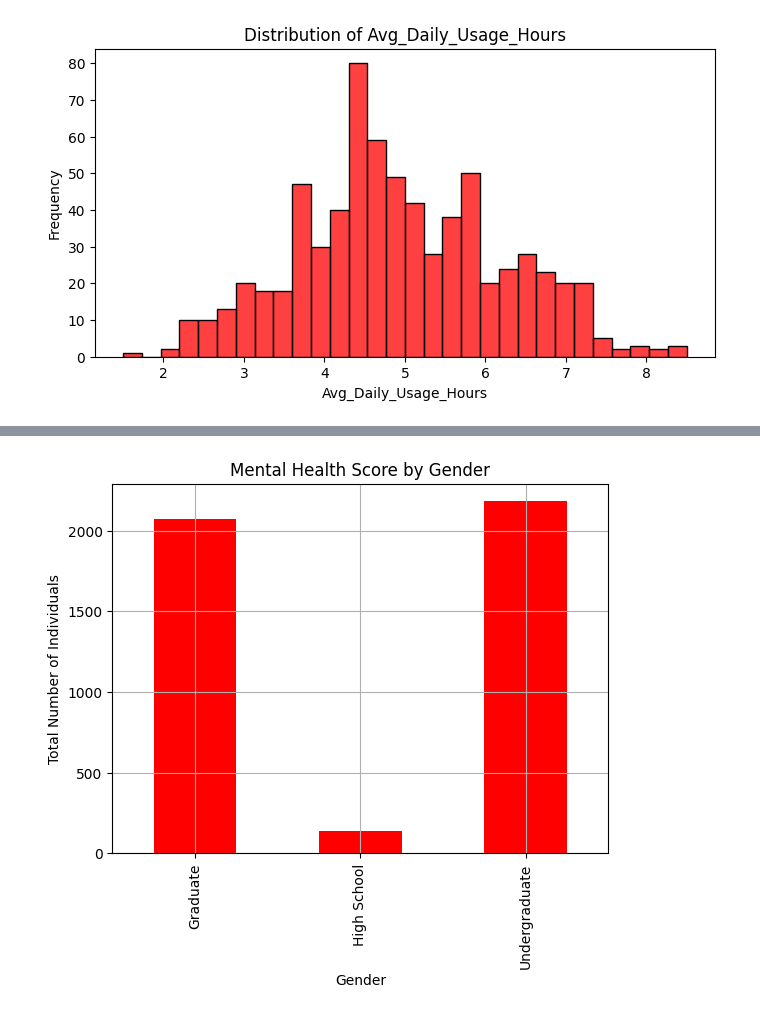
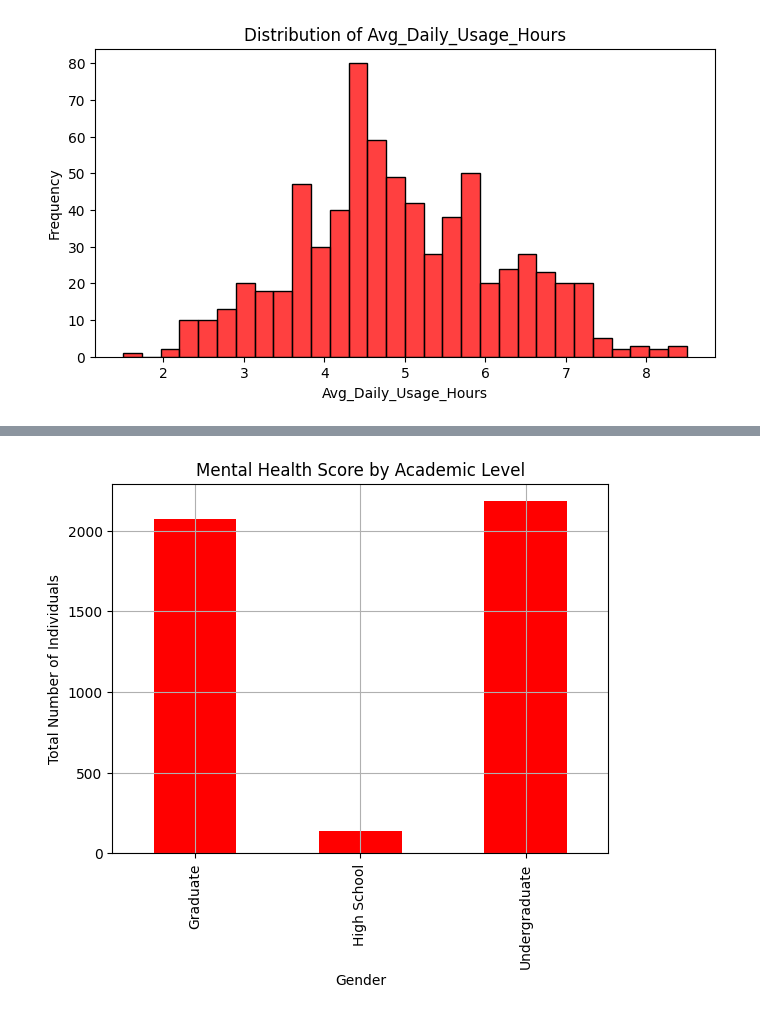
Before and after one commit to SyusufWaliyyi/FlexiSAF_Intership, a Jupyter notebook: week_5/week_5.ipynb, the cells around one changed output, grey strips where cells are left out. Saved outputs shown, nothing was run; the diff lists cells and outputs as text; code cells hidden in the pictures.

```diff
--- a/week_5/week_5.ipynb
+++ b/week_5/week_5.ipynb
@@ -172,9 +183,9 @@ plt.show()
 # %%
 df.groupby('Academic_Level')['Mental_Health_Score'].sum().plot(kind='bar', color='r')
-plt.title('Mental Health Score by Gender')
+plt.title('Mental Health Score by Academic Level')
 plt.xlabel('Gender')
 plt.ylabel('Total Number of Individuals')
 plt.grid()
 plt.show()
 # %% [output]
-[figure, old version]
+[figure, new version]
```
Also changed, not shown: parts of 44 cells of this notebook.
